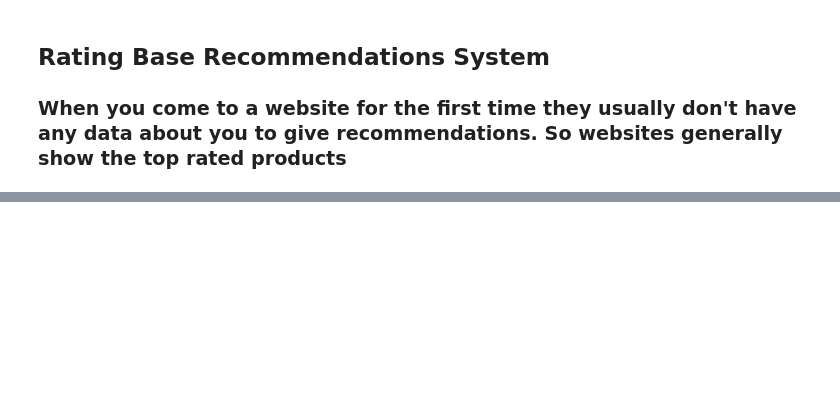
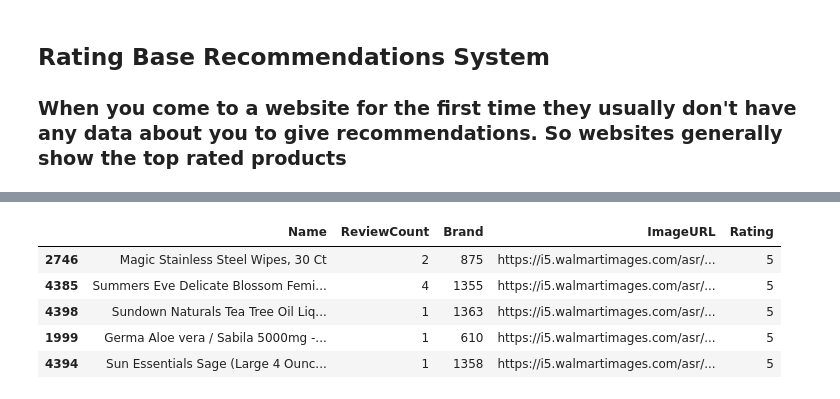
Before and after one commit to CHAITANYAI0/E-Commerece-Recommendation-System-Machine-Learning, a Jupyter notebook: Recommendation_Code.ipynb, the cells around one changed output, grey strips where cells are left out. Saved outputs shown, nothing was run; the diff lists cells and outputs as text; code cells hidden in the pictures; blank space fills up the shorter version.

Commit message:
Added Rating based rec sys

```diff
--- a/Recommendation_Code.ipynb
+++ b/Recommendation_Code.ipynb
@@ -412,3 +412,12 @@ train_data.head()
 ## Rating Base Recommendations System
 
 ### When you come to a website for the first time they usually don't have any data about you to give recommendations. So websites generally show the top rated products
+# %%
+average_ratings = train_data.groupby(['Name','ReviewCount','Brand','ImageURL'])['Rating'].mean().reset_index()
+# %%
+top_rated_products = average_ratings.sort_values(by=['Rating'], ascending=False)
+# %%
+rating_base_recommendation = top_rated_products.head(10)
+# %%
+rating_base_recommendation['Rating'] = rating_base_recommendation['Rating'].astype(int)
+rating_base_recommendation['ReviewCount'] = rating_base_recommendation['ReviewCount'].astype(int)
@@ -414,0 +435,9 @@ train_data.head()
+# %%
+rating_base_recommendation.head()
+# %% [output]
+|  | Name | ReviewCount | Brand | ImageURL | Rating |
+| 2746 | Magic Stainless Steel Wipes, 30 Ct | 2 | 875 | https://i5.walmartimages.com/asr/... | 5 |
+| 4385 | Summers Eve Delicate Blossom Femi... | 4 | 1355 | https://i5.walmartimages.com/asr/... | 5 |
+| 4398 | Sundown Naturals Tea Tree Oil Liq... | 1 | 1363 | https://i5.walmartimages.com/asr/... | 5 |
+| 1999 | Germa Aloe vera / Sabila 5000mg -... | 1 | 610 | https://i5.walmartimages.com/asr/... | 5 |
+| 4394 | Sun Essentials Sage (Large 4 Ounc... | 1 | 1358 | https://i5.walmartimages.com/asr/... | 5 |
```
Also changed, not shown: parts of 3 cells of this notebook, 1 other file.
